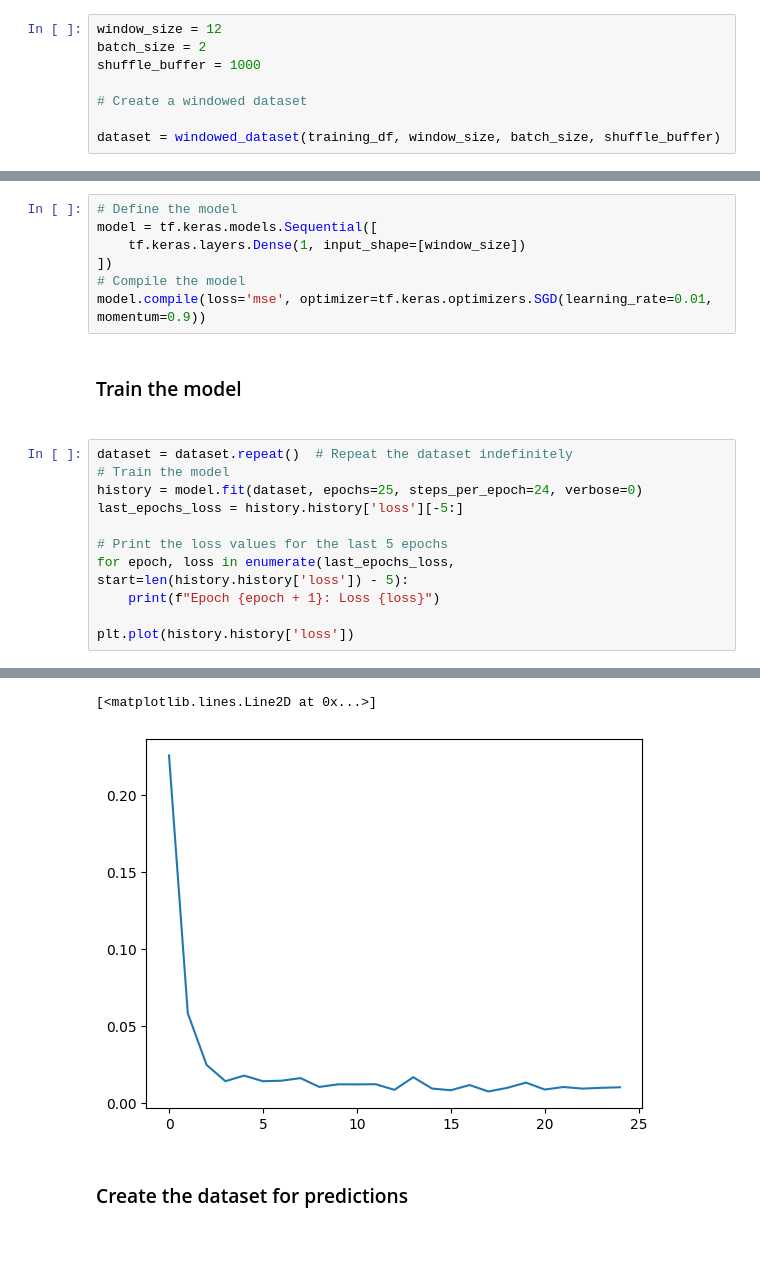
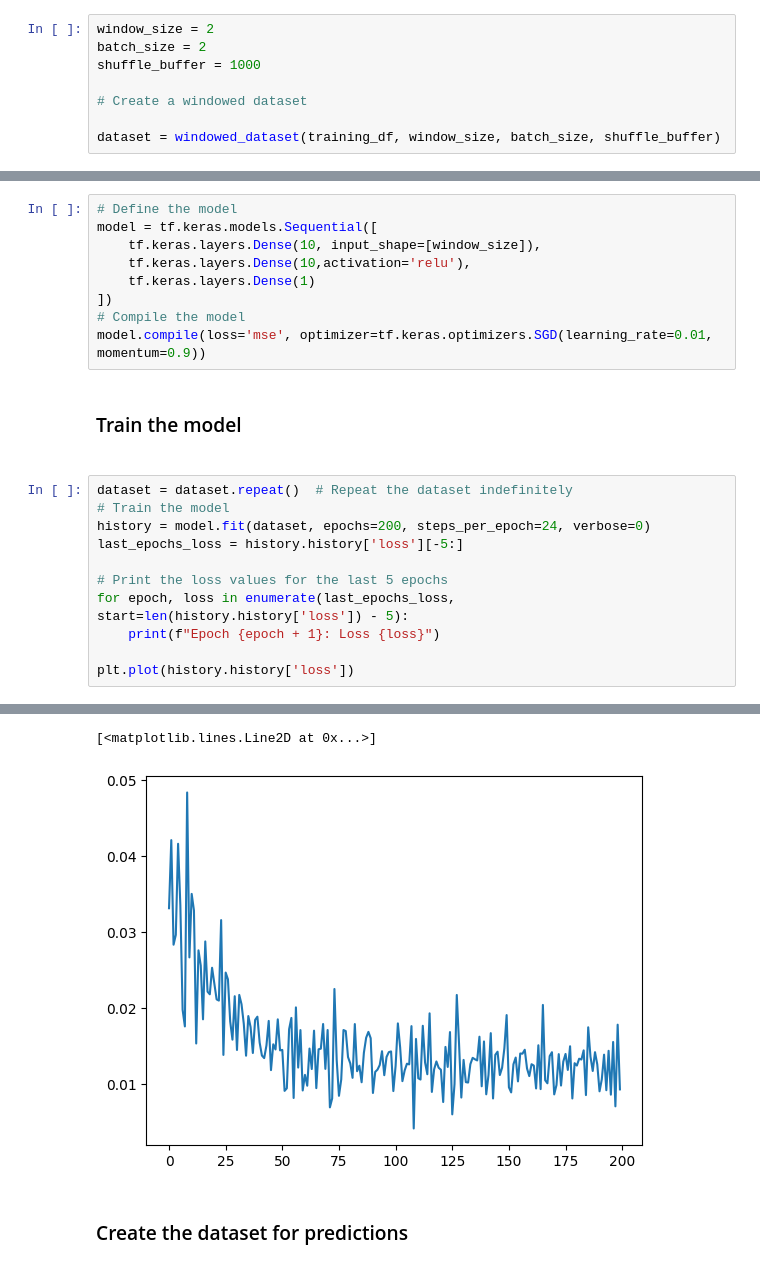
Before and after one commit to perviz822/amazon_stock_price_predictor, a Jupyter notebook: single_layer_neural_network.ipynb, the cells around one changed output, grey strips where cells are left out. Drawn from its saved outputs; the diff is of its cells as text; blank space fills up the shorter version.

```diff
--- a/single_layer_neural_network.ipynb
+++ b/single_layer_neural_network.ipynb
@@ -204,7 +188,7 @@ print(training_df)
 # %% [markdown]
 <h3> Create windowed dataset <h3>
 # %%
-window_size = 12
+window_size = 2
 batch_size = 2
 shuffle_buffer = 1000
 
@@ -216,7 +200,9 @@ dataset = windowed_dataset(training_df, window_size, batch_size, shuffle_buffer)
 # %%
 # Define the model
 model = tf.keras.models.Sequential([
-    tf.keras.layers.Dense(1, input_shape=[window_size])
+    tf.keras.layers.Dense(10, input_shape=[window_size]),
+    tf.keras.layers.Dense(10,activation='relu'),
+    tf.keras.layers.Dense(1)
 ])
 # Compile the model
 model.compile(loss='mse', optimizer=tf.keras.optimizers.SGD(learning_rate=0.01, momentum=0.9))
@@ -225,7 +211,7 @@ model.compile(loss='mse', optimizer=tf.keras.optimizers.SGD(learning_rate=0.01,
 # %%
 dataset = dataset.repeat()  # Repeat the dataset indefinitely
 # Train the model
-history = model.fit(dataset, epochs=25, steps_per_epoch=24, verbose=0)
+history = model.fit(dataset, epochs=200, steps_per_epoch=24, verbose=0)
 last_epochs_loss = history.history['loss'][-5:]
 
 # Print the loss values for the last 5 epochs
@@ -242,5 +228,5 @@ Epoch 25: Loss 0.010328611359000206
 [<matplotlib.lines.Line2D at 0x...>]
-[figure, old version]
+[figure, new version]
 # %% [markdown]
 <h3> Create the dataset for predictions <h3>
 # %%
```
Also changed, not shown: parts of 19 cells of this notebook, 3 other files.
